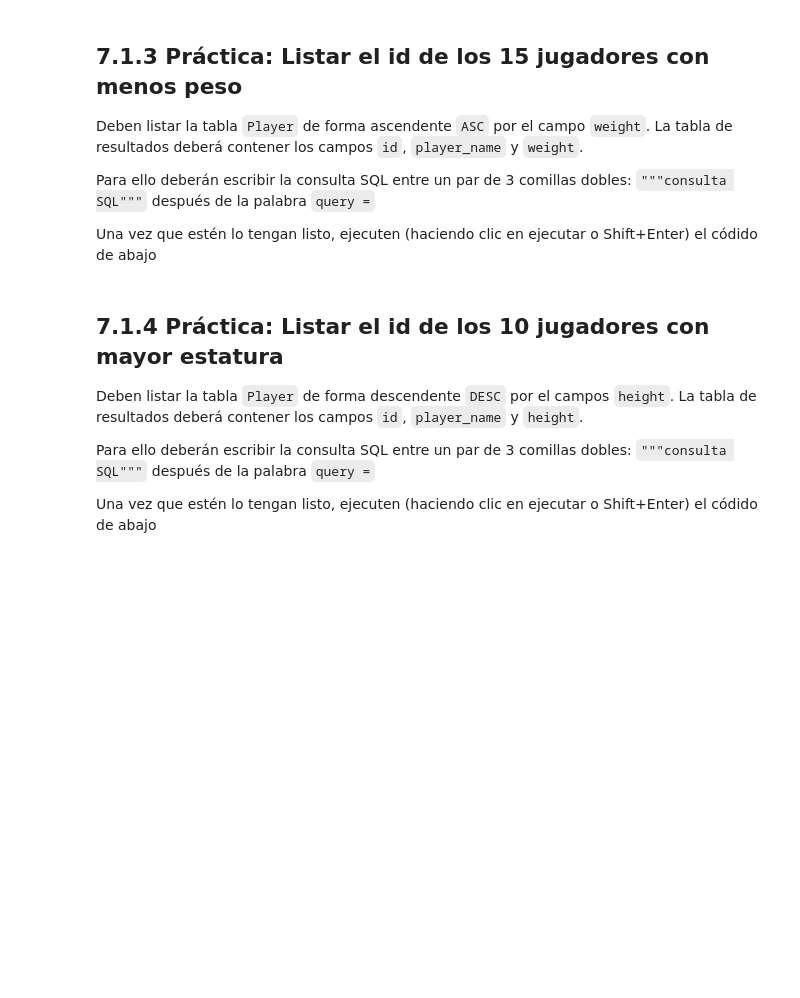
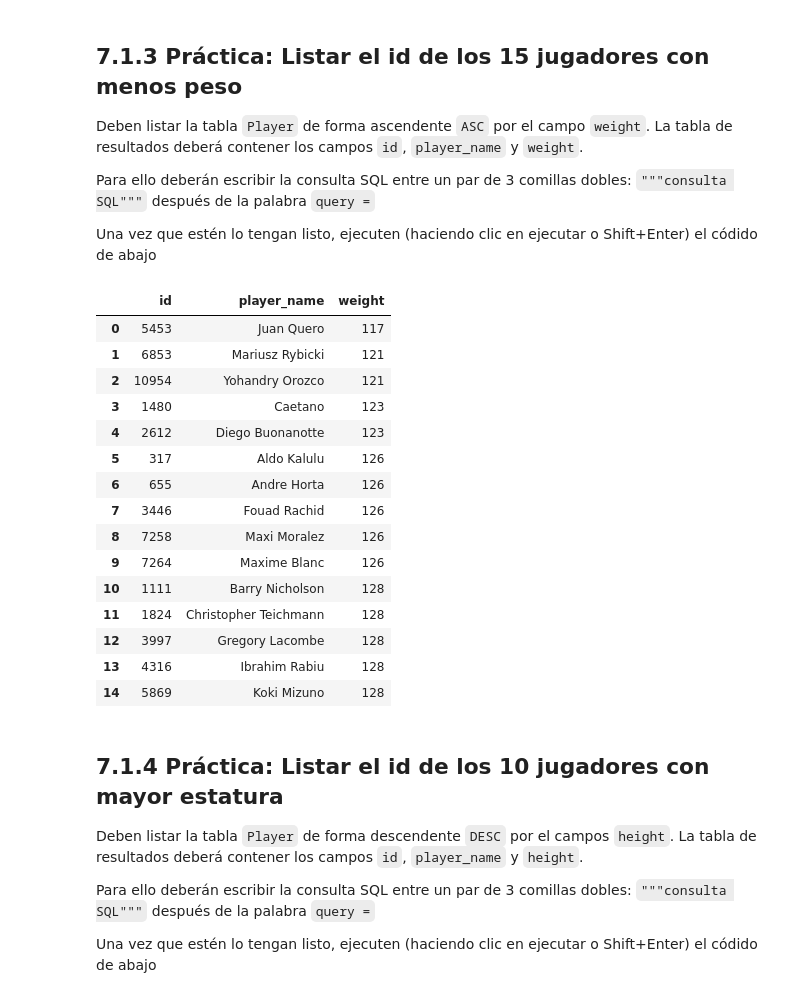
Before and after one commit to Dannap77/Talento-tech, a Jupyter notebook: Data_Analysis_SQL.ipynb, the cells around one changed output. Cells and saved outputs as stored; diff of their text form; code cells hidden in the pictures; blank space fills up the shorter version.

```diff
--- a/Data_Analysis_SQL.ipynb
+++ b/Data_Analysis_SQL.ipynb
@@ -994,11 +987,28 @@ Una vez que estén lo tengan listo, ejecuten (haciendo clic en ejecutar o Shift+
 # %%
 #Ingrese la la consulta SQL entre un par de 3 comillas dobles: """consulta SQL""" después de la palabra query =
 
-query =
+query ="""SELECT id, player_name, weight FROM Player ORDER BY weight ASC LIMIT 15;"""
 
 #No modificar lo siguiente:
 player_weightasc = pd.read_sql(query, conn)
 player_weightasc
+# %% [output]
+|  | id | player_name | weight |
+| 0 | 5453 | Juan Quero | 117 |
+| 1 | 6853 | Mariusz Rybicki | 121 |
+| 2 | 10954 | Yohandry Orozco | 121 |
+| 3 | 1480 | Caetano | 123 |
+| 4 | 2612 | Diego Buonanotte | 123 |
+| 5 | 317 | Aldo Kalulu | 126 |
+| 6 | 655 | Andre Horta | 126 |
+| 7 | 3446 | Fouad Rachid | 126 |
+| 8 | 7258 | Maxi Moralez | 126 |
+| 9 | 7264 | Maxime Blanc | 126 |
+| 10 | 1111 | Barry Nicholson | 128 |
+| 11 | 1824 | Christopher Teichmann | 128 |
+| 12 | 3997 | Gregory Lacombe | 128 |
+| 13 | 4316 | Ibrahim Rabiu | 128 |
+| 14 | 5869 | Koki Mizuno | 128 |
 # %% [markdown]
 ## 7.1.4 Práctica: Listar el id de los 10 jugadores con mayor estatura
 
```
Also changed, not shown: parts of 31 cells of this notebook.
